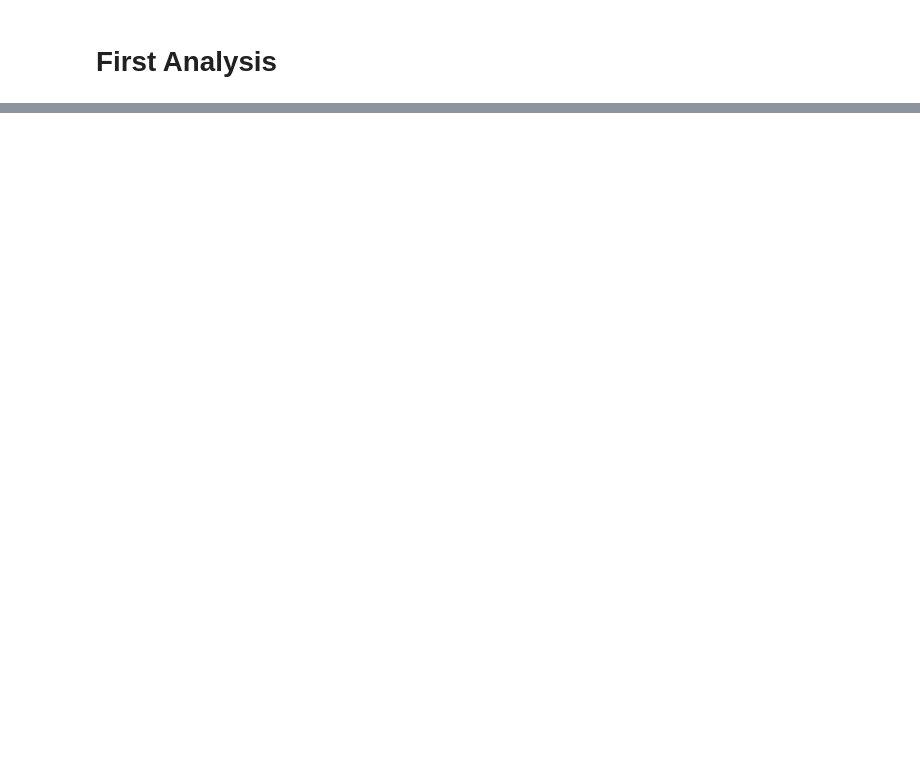
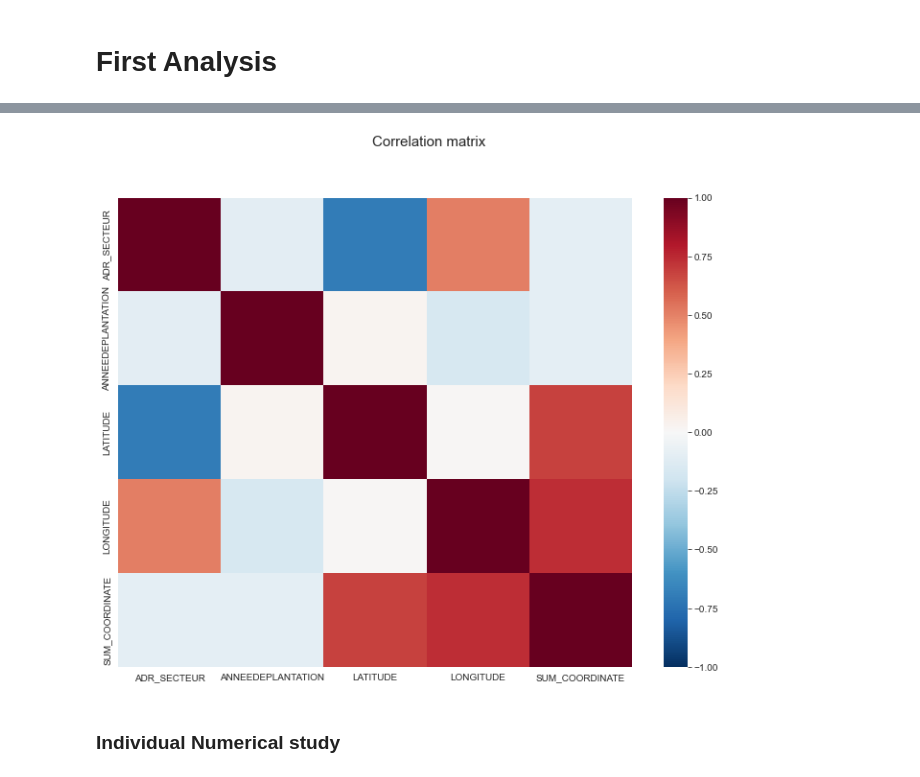
Before and after one commit to ManuLabricole/CDN-MachineLearning, a Jupyter notebook: ML1/Notebooks/notebook-1.ipynb, the cells around one changed output, grey strips where cells are left out. Drawn from its saved outputs; the diff is of its cells as text; code cells hidden in the pictures; blank space fills up the shorter version.

```diff
--- a/ML1/Notebooks/notebook-1.ipynb
+++ b/ML1/Notebooks/notebook-1.ipynb
@@ -213,0 +257,14 @@ df.loc[0,'latitude']
+# %%
+fig, ax = plt.subplots(figsize=(12,9))
+fig.suptitle("Correlation matrix", fontsize=15)
+
+ax = sns.heatmap(
+        df.corr(),
+        cmap="RdBu_r",
+        vmin=-1,
+        vmax=1
+    )
+# %% [output]
+[figure, added]
+# %% [markdown]
+### Individual Numerical study
```
Also changed, not shown: parts of 19 cells of this notebook.
